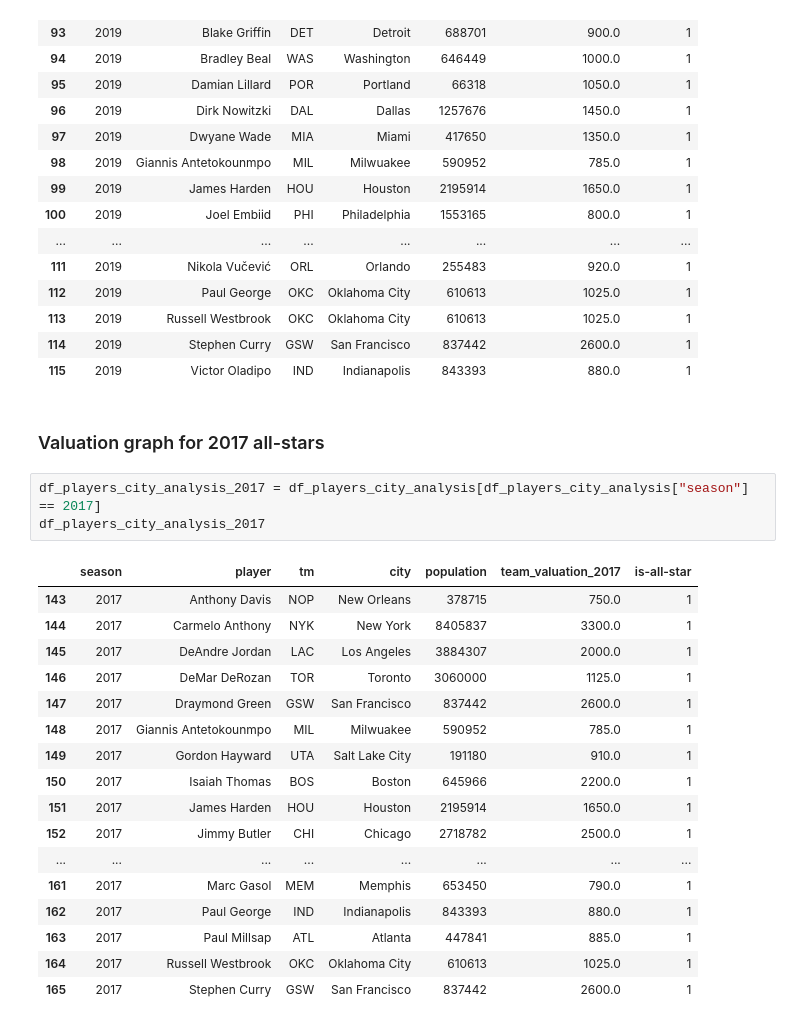
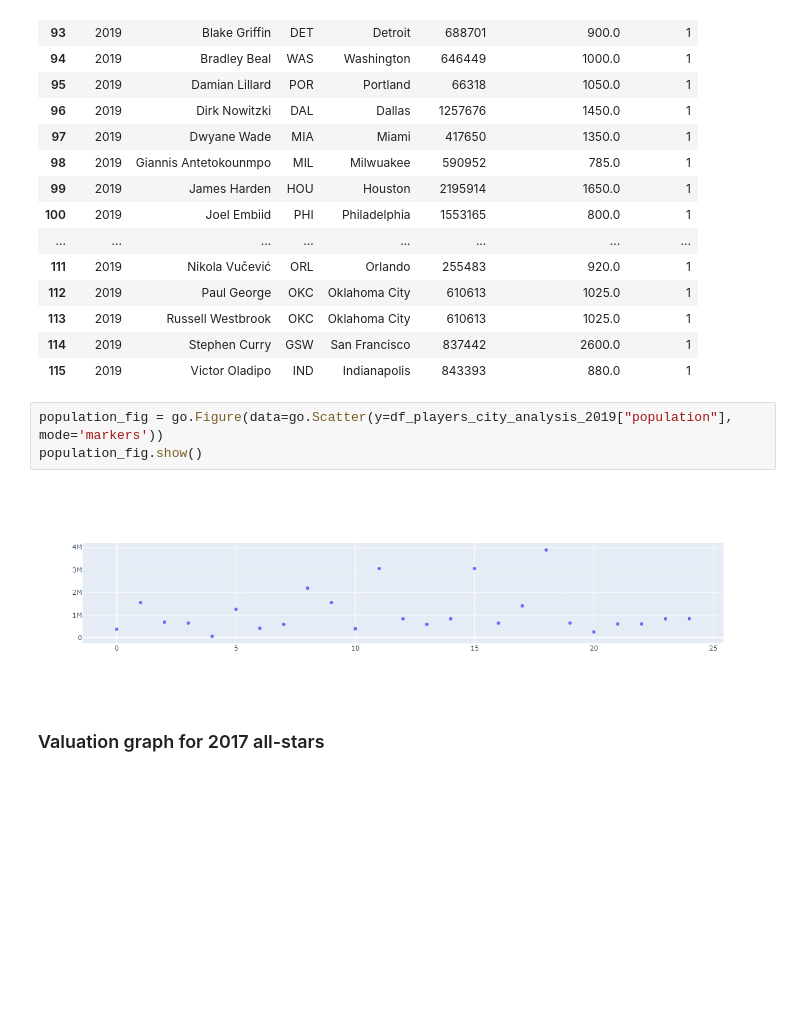
Before and after one commit to ryanregier/CSCI381_Project, a Jupyter notebook: Allstar-Classifier.ipynb, the cells around one changed output. Saved outputs shown, nothing was run; the diff lists cells and outputs as text; blank space fills up the shorter version.

Commit message:
Added some graphs

```diff
--- a/Allstar-Classifier.ipynb
+++ b/Allstar-Classifier.ipynb
@@ -356,26 +356,10 @@ df_players_city_analysis_2019
 | 113 | 2019 | Russell Westbrook | OKC | Oklahoma City | 610613 | 1025.0 | 1 |
 | 114 | 2019 | Stephen Curry | GSW | San Francisco | 837442 | 2600.0 | 1 |
 | 115 | 2019 | Victor Oladipo | IND | Indianapolis | 843393 | 880.0 | 1 |
+# %%
+population_fig = go.Figure(data=go.Scatter(y=df_players_city_analysis_2019["population"], mode='markers'))
+population_fig.show()
+# %% [output]
+[figure, added]
 # %% [markdown]
 ### Valuation graph for 2017 all-stars
-# %%
-df_players_city_analysis_2017 = df_players_city_analysis[df_players_city_analysis["season"] == 2017]
-df_players_city_analysis_2017
-# %% [output]
-|  | season | player | tm | city | population | team_valuation_2017 | is-all-star |
-| 143 | 2017 | Anthony Davis | NOP | New Orleans | 378715 | 750.0 | 1 |
-| 144 | 2017 | Carmelo Anthony | NYK | New York | 8405837 | 3300.0 | 1 |
-| 145 | 2017 | DeAndre Jordan | LAC | Los Angeles | 3884307 | 2000.0 | 1 |
-| 146 | 2017 | DeMar DeRozan | TOR | Toronto | 3060000 | 1125.0 | 1 |
-| 147 | 2017 | Draymond Green | GSW | San Francisco | 837442 | 2600.0 | 1 |
-| 148 | 2017 | Giannis Antetokounmpo | MIL | Milwuakee | 590952 | 785.0 | 1 |
-| 149 | 2017 | Gordon Hayward | UTA | Salt Lake City | 191180 | 910.0 | 1 |
-| 150 | 2017 | Isaiah Thomas | BOS | Boston | 645966 | 2200.0 | 1 |
-| 151 | 2017 | James Harden | HOU | Houston | 2195914 | 1650.0 | 1 |
-| 152 | 2017 | Jimmy Butler | CHI | Chicago | 2718782 | 2500.0 | 1 |
-| ... | ... | ... | ... | ... | ... | ... | ... |
-| 161 | 2017 | Marc Gasol | MEM | Memphis | 653450 | 790.0 | 1 |
-| 162 | 2017 | Paul George | IND | Indianapolis | 843393 | 880.0 | 1 |
-| 163 | 2017 | Paul Millsap | ATL | Atlanta | 447841 | 885.0 | 1 |
-| 164 | 2017 | Russell Westbrook | OKC | Oklahoma City | 610613 | 1025.0 | 1 |
-| 165 | 2017 | Stephen Curry | GSW | San Francisco | 837442 | 2600.0 | 1 |
```
Also changed, not shown: parts of 2 cells of this notebook.
